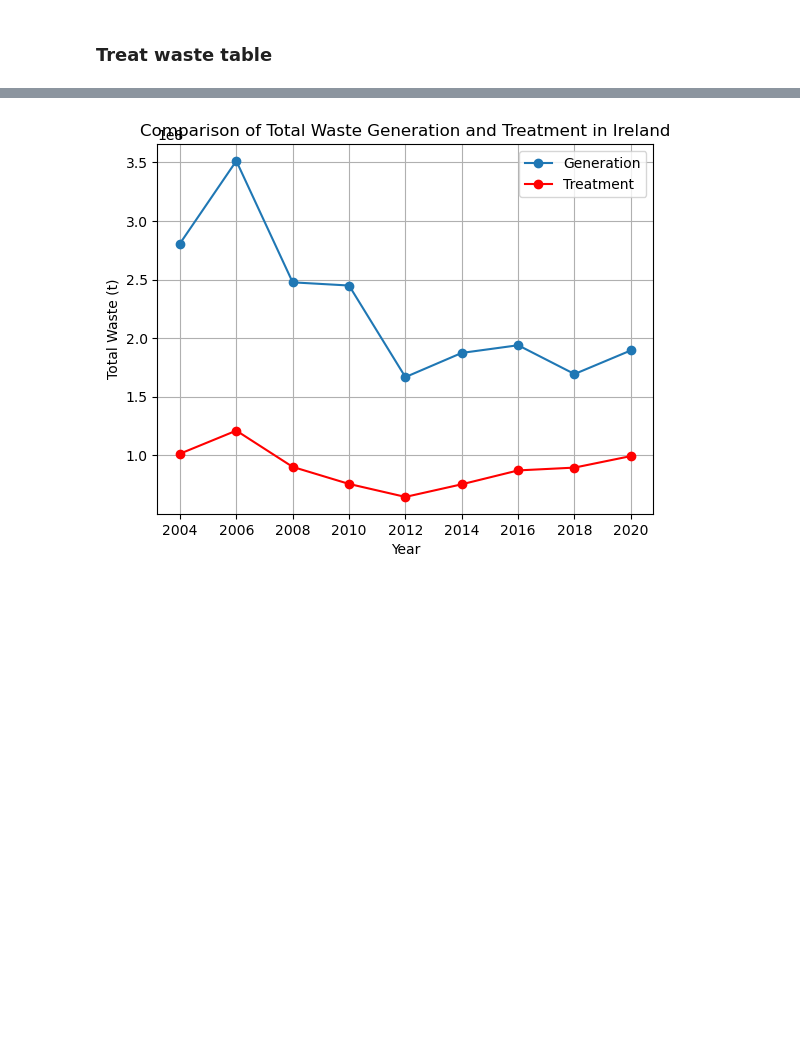
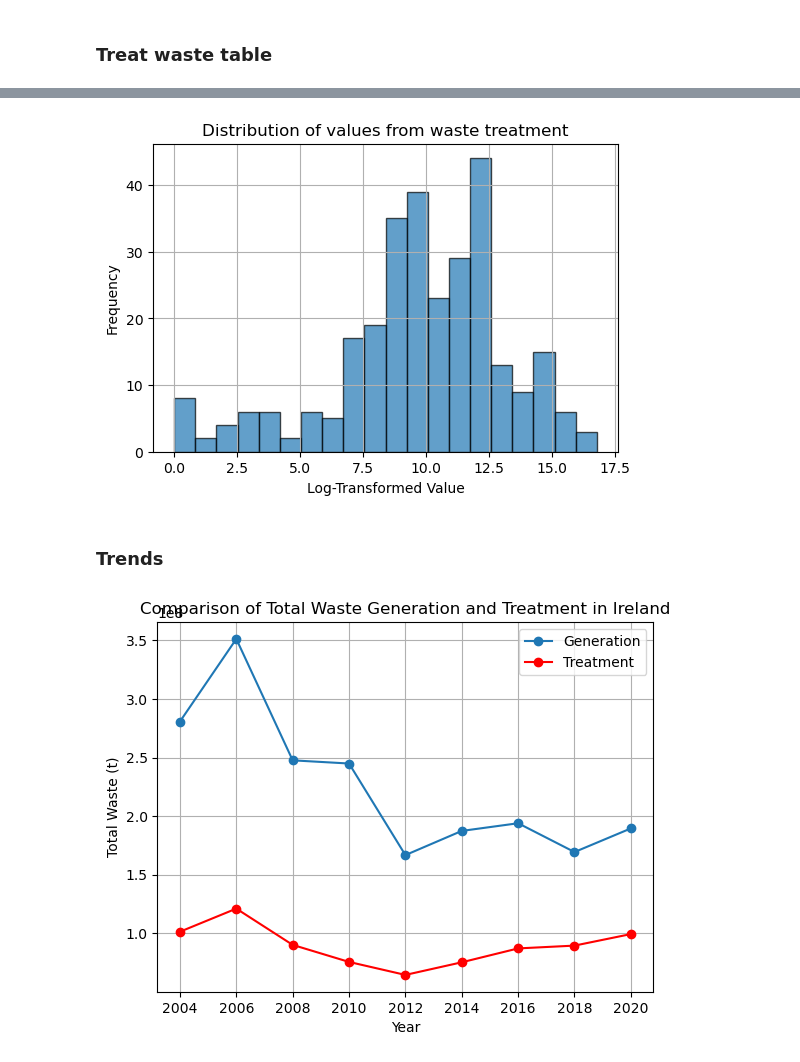
Before and after one commit to Taim974-H/MADE-project-at12uryb, a Jupyter notebook: project/data-exploration.ipynb, the cells around one changed output, grey strips where cells are left out. Drawn from its saved outputs; the diff is of its cells as text; code cells hidden in the pictures; blank space fills up the shorter version.

```diff
--- a/project/data-exploration.ipynb
+++ b/project/data-exploration.ipynb
@@ -103,0 +173,25 @@ df_treat_waste.head(20)
+# %%
+# unique_waste_categories = df_treat_waste['Waste Management Operation'].unique()
+# unique_waste_categories_df = pd.DataFrame(unique_values, columns=['Waste Management Operation'])
+# unique_waste_categories_df
+
+
+# Filter the DataFrame to only include rows where 'Waste Management Operation' is 'All Waste treatment[TRT]'
+filtered_df_tre = df_treat_waste[df_treat_waste['Waste Management Operation'] == 'All Waste treatment[TRT]']
+
+# Further filter the DataFrame to exclude rows where the column 'Hazardousness' has 'Hazardous and non-hazardous - Total[HAZ_NHAZ]'
+filtered_df_tre = filtered_df_tre[filtered_df_tre['Hazardousness'] != 'Hazardous and non-hazardous - Total[HAZ_NHAZ]']
+
+# Drop rows with subtotals in waste category
+filtered_df_tre = filtered_df_tre[~filtered_df_tre['Waste Category'].str.contains('subtotal', case=False, na=False)]
+
+# Drop rows with 0 values from VALUE
+filtered_df_tre = filtered_df_tre[filtered_df_tre['VALUE'] != 0]
+
+# Log scalling of VALUE column
+filtered_df_tre['VALUE_log'] = np.log(filtered_df_tre['VALUE'])
+
+# resetting index
+filtered_df_tre = filtered_df_tre.reset_index(drop=True)
+
+filtered_df_tre.head(10)
@@ -104,3 +210,16 @@ df_treat_waste.head(20)
+# %%
+# Distribution of values from waste treatment
+plt.figure(figsize=(6, 4))
+plt.hist(filtered_df_tre['VALUE_log'], bins=20, edgecolor='black', alpha=0.7)
+plt.title('Distribution of values from waste treatment')
+plt.xlabel('Log-Transformed Value')
+plt.ylabel('Frequency')
+plt.grid(True)
+plt.show()
+# %% [output]
+[figure, added]
+# %% [markdown]
+### Trends
 # %%
 # Calculate the total waste generated for each year
 total_waste_gen_by_year = df_generate_waste.groupby('Year')['VALUE'].sum()
```
Also changed, not shown: parts of 11 cells of this notebook, 7 other files.
